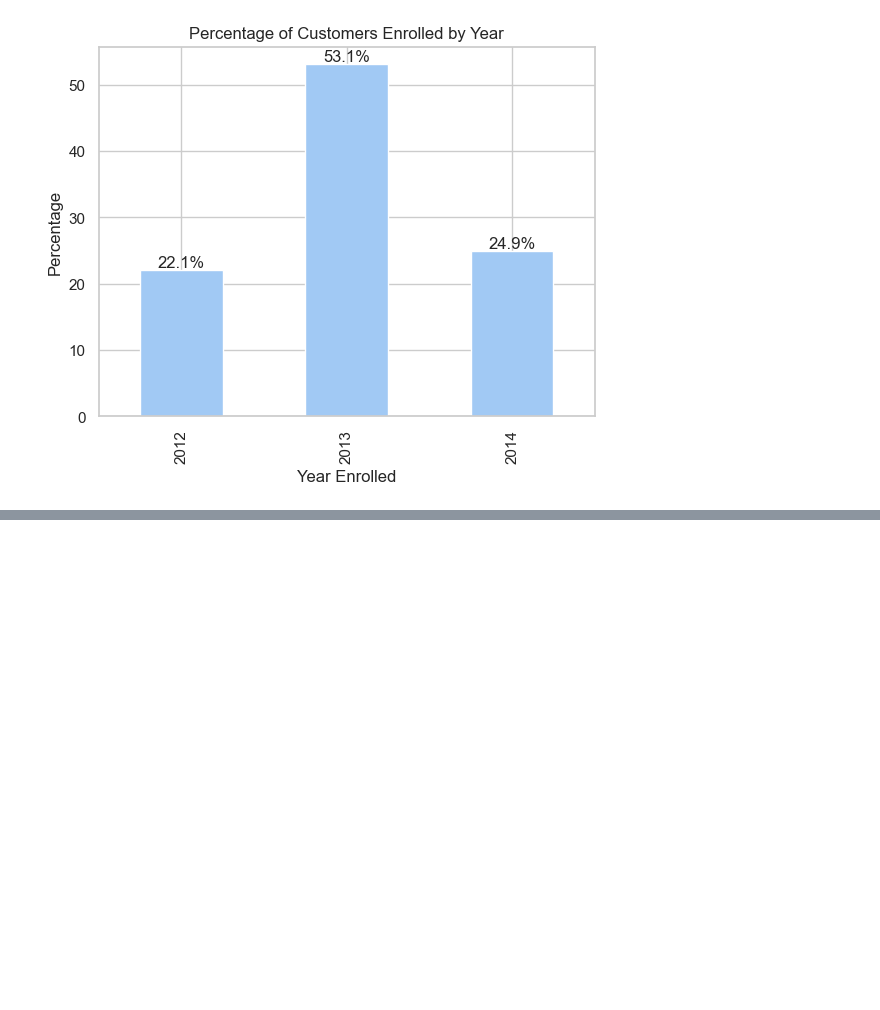
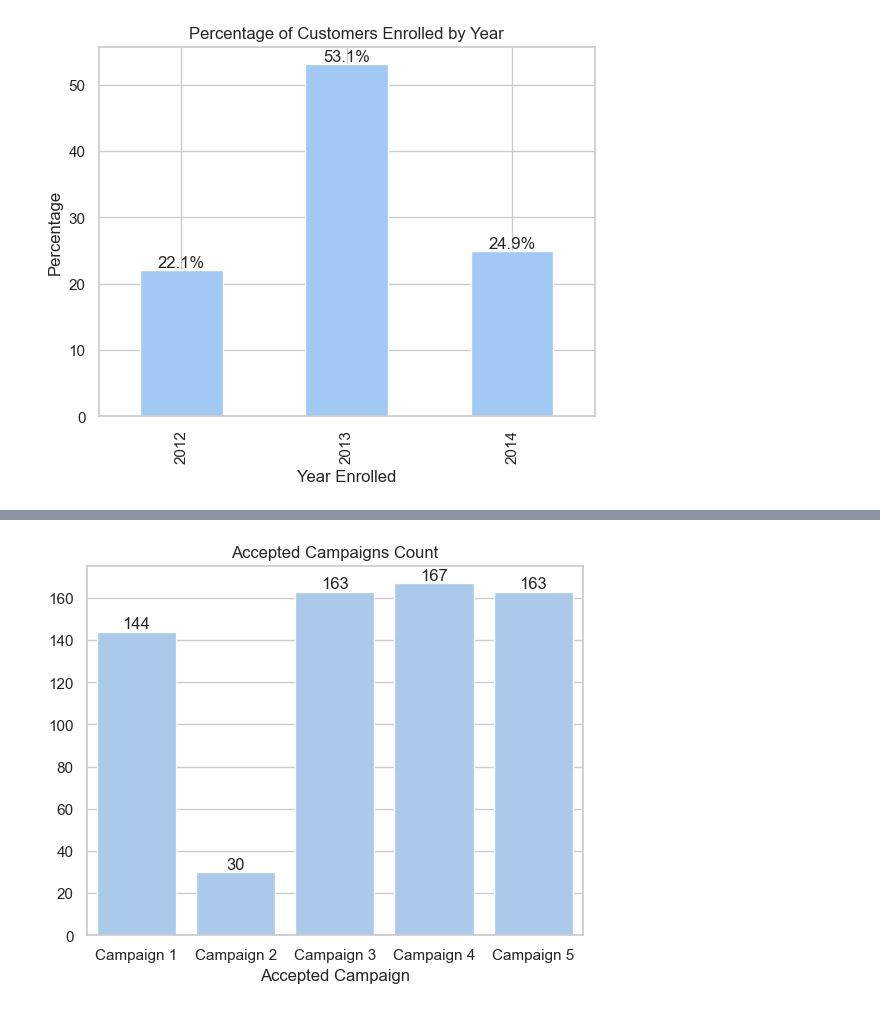
Before and after one commit to AryanRakholiya2004/Marketing-Campaign-Analysis, a Jupyter notebook: notebook/1 . EDA.ipynb, the cells around one changed output, grey strips where cells are left out. Cells and saved outputs as stored; diff of their text form; code cells hidden in the pictures; blank space fills up the shorter version.

```diff
--- a/notebook/1 . EDA.ipynb
+++ b/notebook/1 . EDA.ipynb
@@ -332,0 +351,9 @@ df.head(5)
+# %%
+sns.barplot([df['AcceptedCmp1'].sum(), df['AcceptedCmp2'].sum(), df['AcceptedCmp3'].sum(), df['AcceptedCmp4'].sum(), df['AcceptedCmp5'].sum()])
+plt.xlabel('Accepted Campaign')
+plt.xticks([0, 1, 2, 3, 4], ['Campaign 1', 'Campaign 2', 'Campaign 3', 'Campaign 4', 'Campaign 5'])
+plt.title('Accepted Campaigns Count')
+plt.bar_label(plt.gca().containers[0])
+plt.show()
+# %% [output]
+[figure, added]
```
Also changed, not shown: parts of 17 cells of this notebook, 1 other file.
